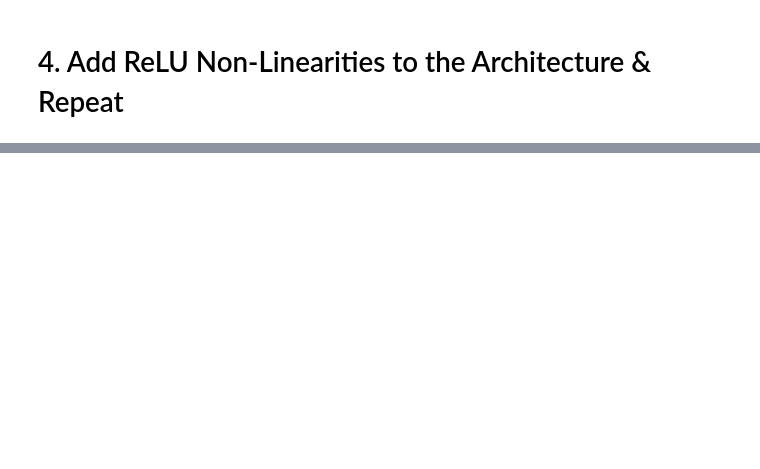
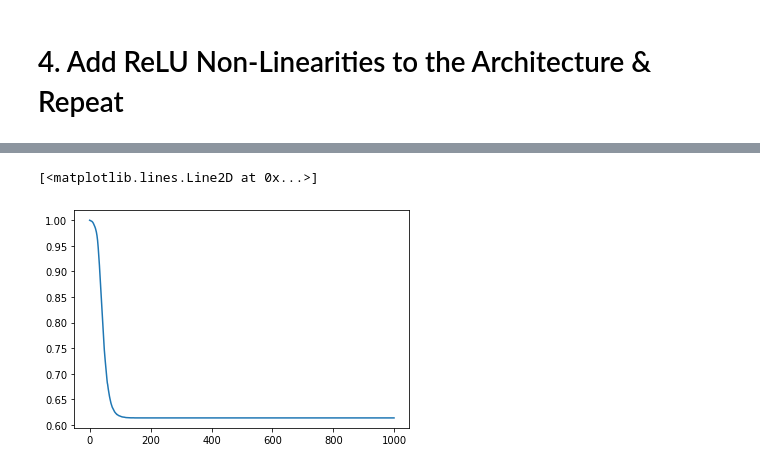
Before and after one commit to DorotheaMueller/mhbf, a Jupyter notebook: skeleton-comp-practical.ipynb, the cells around one changed output, grey strips where cells are left out. Drawn from its saved outputs; the diff is of its cells as text; code cells hidden in the pictures; blank space fills up the shorter version.

```diff
--- a/skeleton-comp-practical.ipynb
+++ b/skeleton-comp-practical.ipynb
@@ -472,0 +460,32 @@ singular_vals.shape
+# %%
+class DeepNonLinearNet(nn.Module):
+    """
+    Deep Network in PyTorch - Single Hidden Layer with ReLU activation
+    Inputs: Input Array Dimensions, Output Array Dimensions
+    """
+    def __init__(self, input_dim=64, output_dim=100, hidden_units=[64]):
+        super(DeepNonLinearNet, self).__init__()
+        # Define a dictionary that collects the different layers
+        # Afterwards, this dictionary provides the input to the nn.Sequential model
+        layers = OrderedDict()
+        layers["in-hidden"] = nn.Linear(input_dim, hidden_units[0], bias=False)
+        layers["in_relu"] = nn.ReLU()
+
+        all_tuples = [(x, y) for x, y in zip(hidden_units, hidden_units[1:])]
+        for i, (in_, out_) in enumerate(all_tuples):
+            layers["hidden_" + str(i)] = nn.Linear(in_, out_, bias = False)
+            layers["relu_" + str(i)] = nn.ReLU()
+
+        layers["hidden-out"] = nn.Linear(hidden_units[-1], output_dim, bias=False)
+        layers["out_relu"] = nn.ReLU()
+        self.model = nn.Sequential(layers)
+
+    def forward(self, input_array):
+        # Propagate the input through the linear network
+        return self.model(input_array.float())
+# %%
+input_dim, output_dim = features.shape[1], targets.shape[1]
+hidden_units = [64, 128, 128]
+# %%
+d_nl = DeepNonLinearNet(input_dim, output_dim, hidden_units)
+d_nl
@@ -472,0 +505,9 @@ singular_vals.shape
+# %%
+# Parameters stay the same in order to compare networks.
+SDG_optimizer = optim.SGD(d_nl.parameters(), lr=l_rate)
+loss_log, singular_vals = linear_net_learning(d_nl, mse_loss, SDG_optimizer, num_epochs, features, targets)
+# %%
+plt.plot(loss_log)
+# %% [output]
+[<matplotlib.lines.Line2D at 0x...>]
+[figure, added]
```
Also changed, not shown: parts of 15 cells of this notebook.
